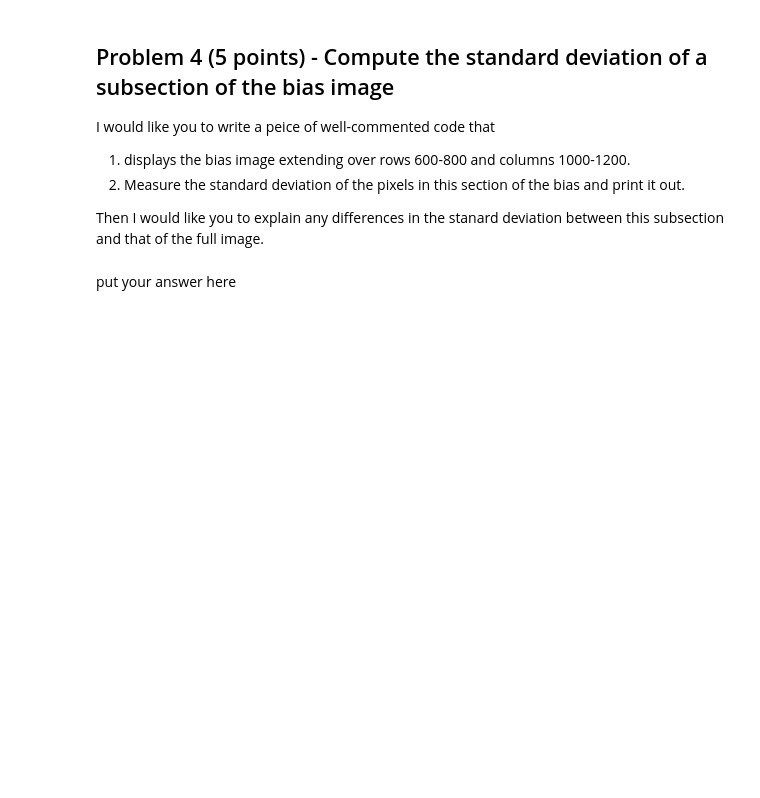
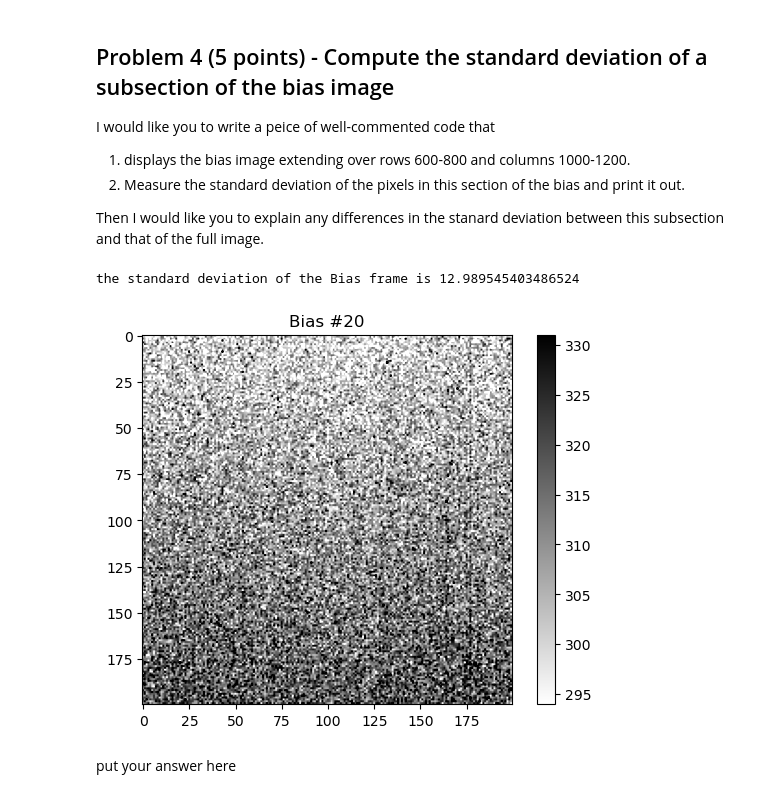
Before and after one commit to RyanNease/Reductionproject_student, a Jupyter notebook: characterize_CCD_student.ipynb, the cells around one changed output. Drawn from its saved outputs; the diff is of its cells as text; code cells hidden in the pictures; blank space fills up the shorter version.

```diff
--- a/characterize_CCD_student.ipynb
+++ b/characterize_CCD_student.ipynb
@@ -138,3 +153,13 @@ Then I would like you to explain any differences in the stanard deviation betwee
+# %%
+#Put your code here
+#***********************
+imdisplay(data_bias1[599:799,999:1199])
+plt.title("Bias #20")
+
+print("the standard deviation of the Bias frame is", np.std(data_bias1[599:800,999:1199]))
+# %% [output]
+the standard deviation of the Bias frame is 12.989545403486524
+[figure, added]
 # %% [markdown]
 put your answer here
 # %% [markdown]
```
Also changed, not shown: parts of 10 cells of this notebook.
